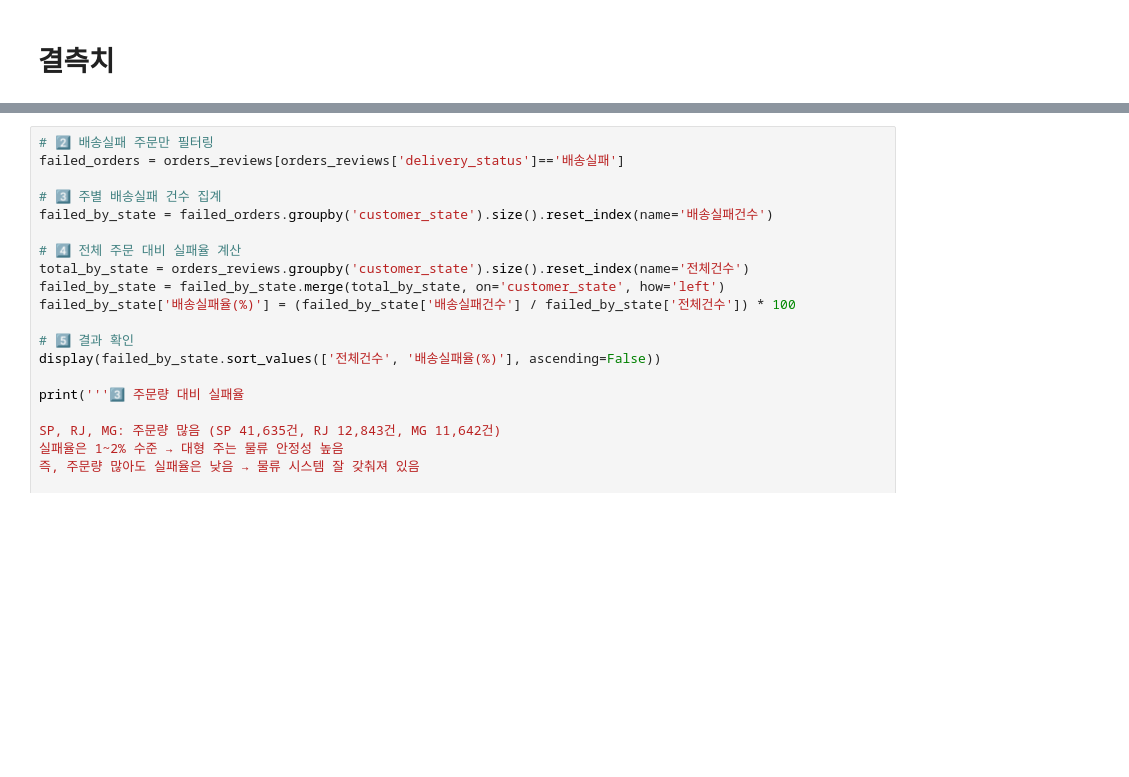
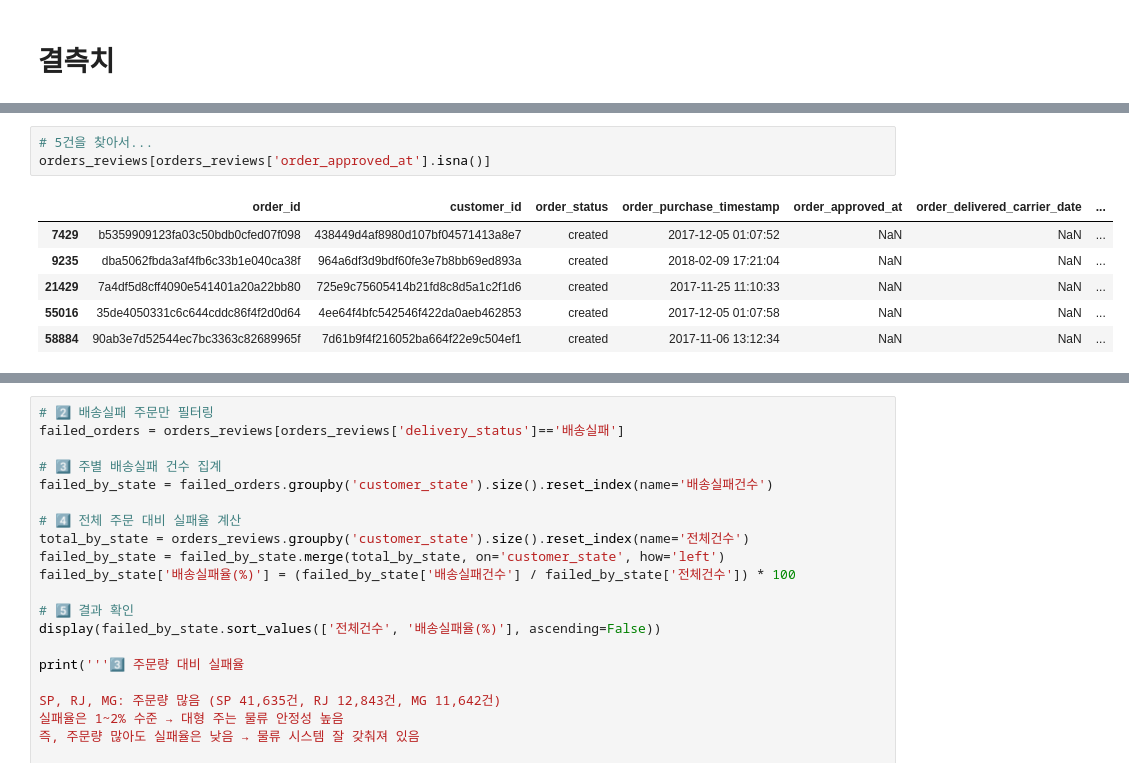
Before and after one commit to hayden-71/pjt-ecommerce-data-analysis, a Jupyter notebook: 2배송.ipynb, the cells around one changed output, grey strips where cells are left out. Drawn from its saved outputs; the diff is of its cells as text; blank space fills up the shorter version.

```diff
--- a/2배송.ipynb
+++ b/2배송.ipynb
@@ -85,3 +100,13 @@ order_estimated_delivery_date       0
 dtype: int64
 배송시작 NULL인데 배송완료는 있는 건수: 0
 배송시작 NaN + 배송완료 존재 평균 리뷰점수: nan
+# %%
+# 5건을 찾아서...
+orders_reviews[orders_reviews['order_approved_at'].isna()]
+# %% [output]
+|  | order_id | customer_id | order_status | order_purchase_timestamp | order_approved_at | order_delivered_carrier_date | ... |
+| 7429 | b5359909123fa03c50bdb0cfed07f098 | 438449d4af8980d107bf04571413a8e7 | created | 2017-12-05 01:07:52 | NaN | NaN | ... |
+| 9235 | dba5062fbda3af4fb6c33b1e040ca38f | 964a6df3d9bdf60fe3e7b8bb69ed893a | created | 2018-02-09 17:21:04 | NaN | NaN | ... |
+| 21429 | 7a4df5d8cff4090e541401a20a22bb80 | 725e9c75605414b21fd8c8d5a1c2f1d6 | created | 2017-11-25 11:10:33 | NaN | NaN | ... |
+| 55016 | 35de4050331c6c644cddc86f4f2d0d64 | 4ee64f4bfc542546f422da0aeb462853 | created | 2017-12-05 01:07:58 | NaN | NaN | ... |
+| 58884 | 90ab3e7d52544ec7bc3363c82689965f | 7d61b9f4f216052ba664f22e9c504ef1 | created | 2017-11-06 13:12:34 | NaN | NaN | ... |
```
Also changed, not shown: parts of 17 cells of this notebook, 1 other file.
